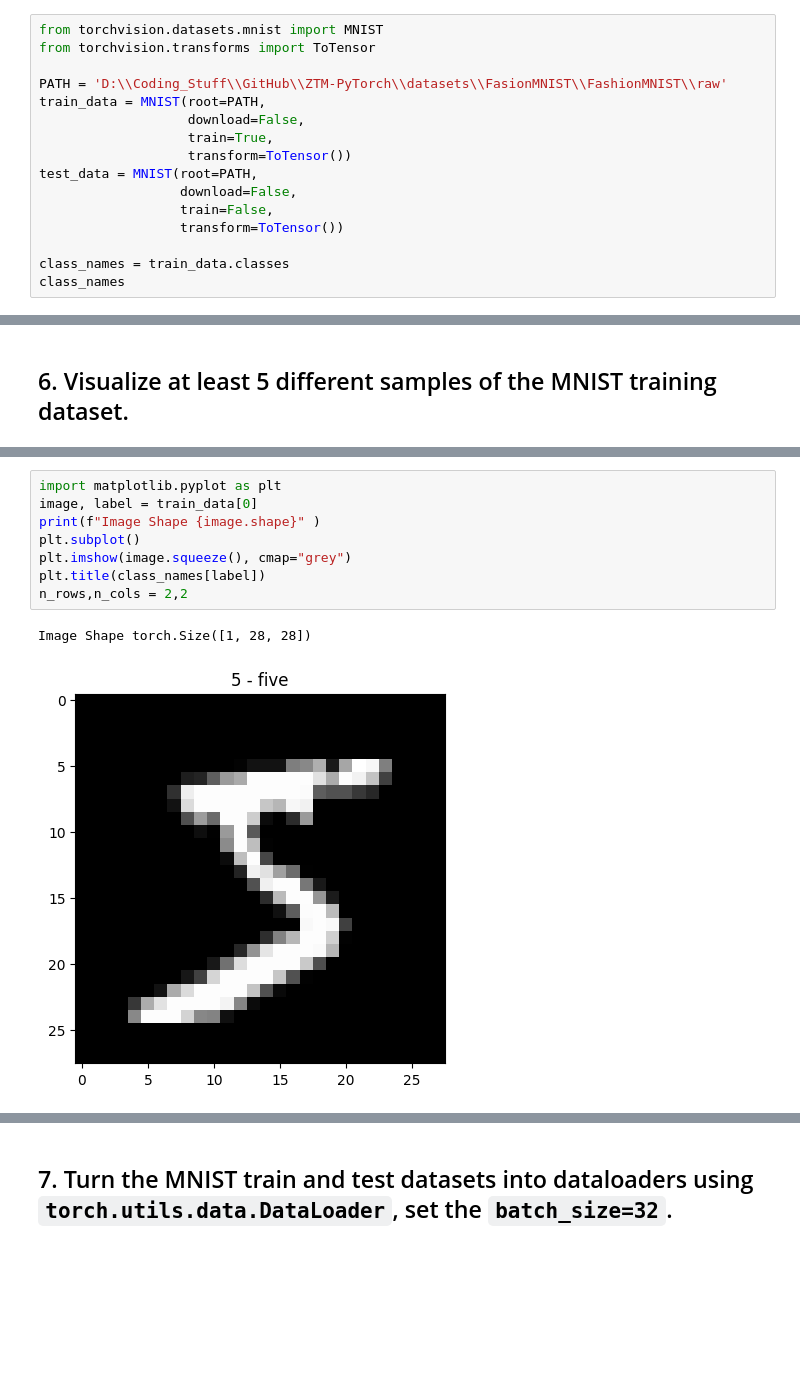
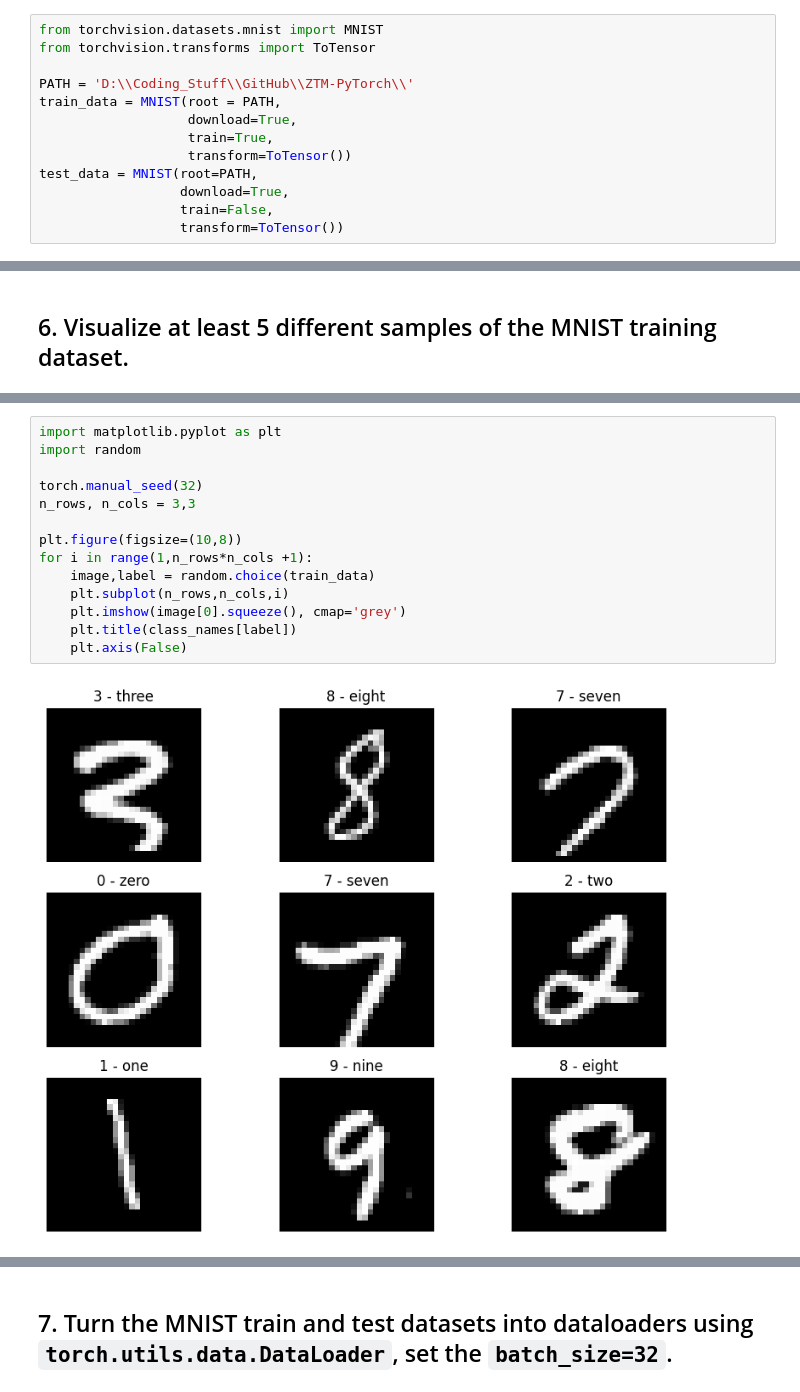
Before and after one commit to kailas711/ZTM-PyTorch, a Jupyter notebook: Exercises and Workout/03_pytorch_computer_vision_exercises.ipynb, the cells around one changed output, grey strips where cells are left out. Cells and saved outputs as stored; diff of their text form; blank space fills up the shorter version.

```diff
--- a/Exercises and Workout/03_pytorch_computer_vision_exercises.ipynb
+++ b/Exercises and Workout/03_pytorch_computer_vision_exercises.ipynb
@@ -56,16 +55,13 @@ device
 from torchvision.datasets.mnist import MNIST
 from torchvision.transforms import ToTensor
 
-PATH = 'D:\\Coding_Stuff\\GitHub\\ZTM-PyTorch\\datasets\\FasionMNIST\\FashionMNIST\\raw'
-train_data = MNIST(root=PATH,
-                   download=False,
+PATH = 'D:\\Coding_Stuff\\GitHub\\ZTM-PyTorch\\'
+train_data = MNIST(root = PATH,
+                   download=True,
                    train=True,
                    transform=ToTensor())
 test_data = MNIST(root=PATH,
-                  download=False,
+                  download=True,
                   train=False,
                   transform=ToTensor())
-
-class_names = train_data.classes
-class_names
 # %% [output]
@@ -84,11 +127,16 @@ class_names
 # %%
 import matplotlib.pyplot as plt
-image, label = train_data[0]
-print(f"Image Shape {image.shape}" )
-plt.subplot()
-plt.imshow(image.squeeze(), cmap="grey")
-plt.title(class_names[label])
-n_rows,n_cols = 2,2
+import random
+
+torch.manual_seed(32)
+n_rows, n_cols = 3,3
+
+plt.figure(figsize=(10,8))
+for i in range(1,n_rows*n_cols +1):
+    image,label = random.choice(train_data)
+    plt.subplot(n_rows,n_cols,i)
+    plt.imshow(image[0].squeeze(), cmap='grey')
+    plt.title(class_names[label])
+    plt.axis(False)
 # %% [output]
-Image Shape torch.Size([1, 28, 28])
-[figure, old version]
+[figure, new version]
```
Also changed, not shown: parts of 9 cells of this notebook, 9 other files.
